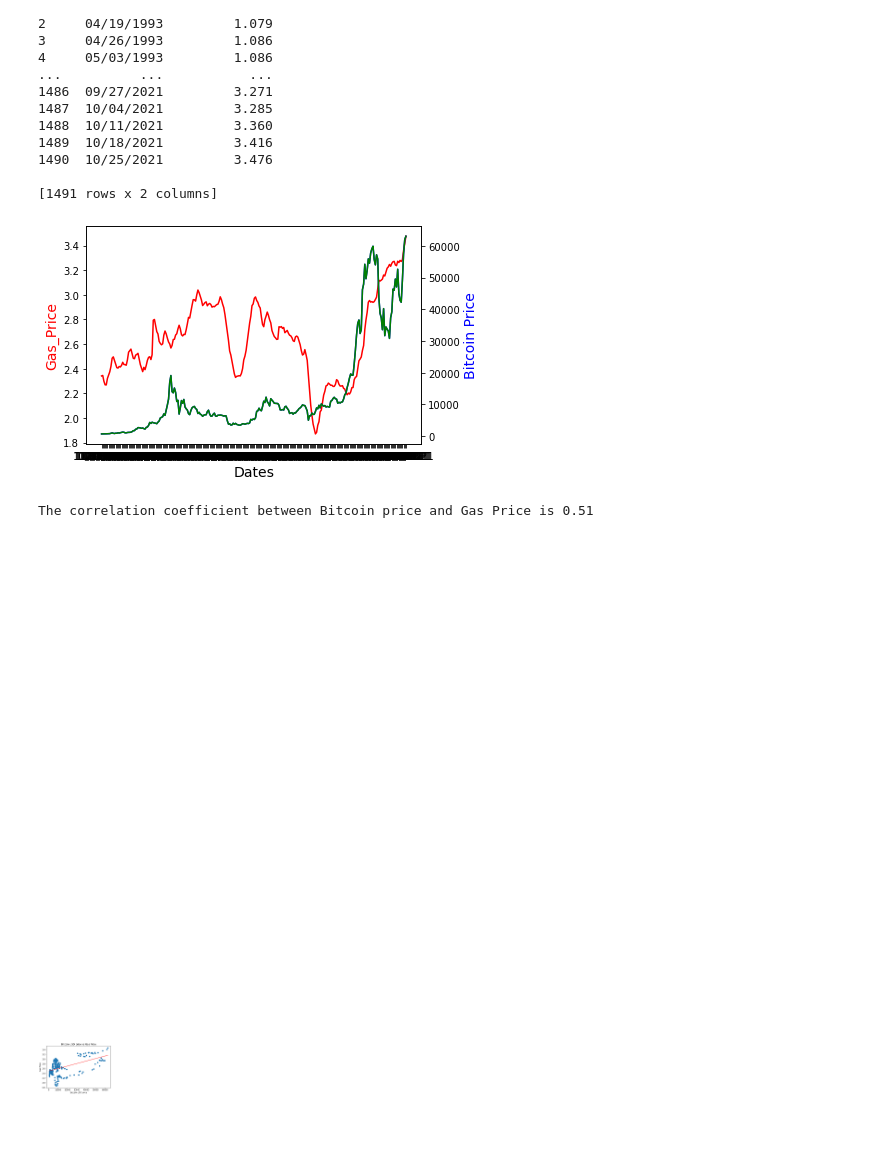
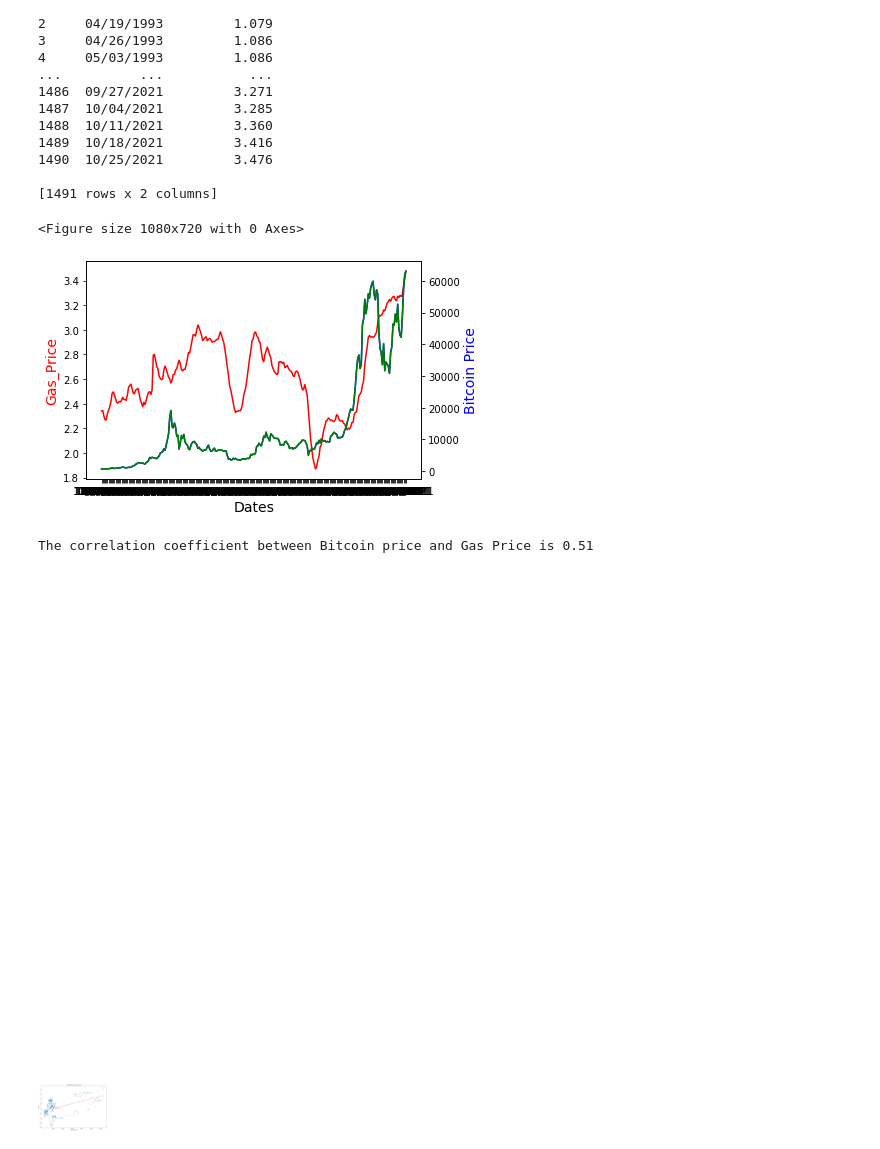
Before and after one commit to CharlotteC21/Cryptocurreny-Trend-Analysis-Group-Project, a Jupyter notebook: Bitcoin_vs_Gasprice.ipynb, the cells around one changed output. Saved outputs shown, nothing was run; the diff lists cells and outputs as text; code cells hidden in the pictures.

```diff
--- a/Bitcoin_vs_Gasprice.ipynb
+++ b/Bitcoin_vs_Gasprice.ipynb
@@ -113,6 +92,7 @@ dates = bitcoin_gasprice_df["Date"]
 bitcoin_price = bitcoin_gasprice_df["Bitcoin_price"]
 gas_price = bitcoin_gasprice_df["Gas_Price"]
 
+plt.figure(figsize=(15, 10))
 
 fig,ax = plt.subplots()
 
@@ -128,25 +108,33 @@ ax2.set_ylabel("Bitcoin Price", color="blue", fontsize=14)
 plt.plot(dates, bitcoin_price, color="green", label="Bitcoin Price")
 
 
+plt.savefig("Output/gasprice1.png")
 plt.show()
 # %% [output]
+<Figure size 1080x720 with 0 Axes>
 [figure]
 # %%
 x_values = bitcoin_gasprice_df["Bitcoin_price"]
 y_values = bitcoin_gasprice_df["Gas_Price"]
 
+plt.figure(figsize=(15, 10))
+
+plt.scatter(x_values,y_values)
 (slope, intercept, rvalue, pvalue, stderr) = st.linregress(x_values, y_values)
 regress_values = x_values * slope + intercept
 line_eq = "y = " + str(round(slope,2)) + "x + " + str(round(intercept,2))
-plt.scatter(x_values,y_values)
+
+
 plt.plot(x_values,regress_values,"r-")
 plt.annotate(line_eq,(30,25),fontsize=15,color="red")
 plt.title("Bitcoin-USD price vs Gas Price")
 plt.xlabel('Bitcoin-USD price')
 plt.ylabel('Gas Price')
 
+
 print(f"The correlation coefficient between Bitcoin price and Gas Price is {round(st.pearsonr(x_values,y_values)[0],2)}")
+plt.savefig("Output/gasprice2.png")
 plt.show()
 # %% [output]
 The correlation coefficient between Bitcoin price and Gas Price is 0.51
-[figure, old version]
+[figure, new version]
```
Also changed, not shown: parts of 1 cell of this notebook, 17 other files.
